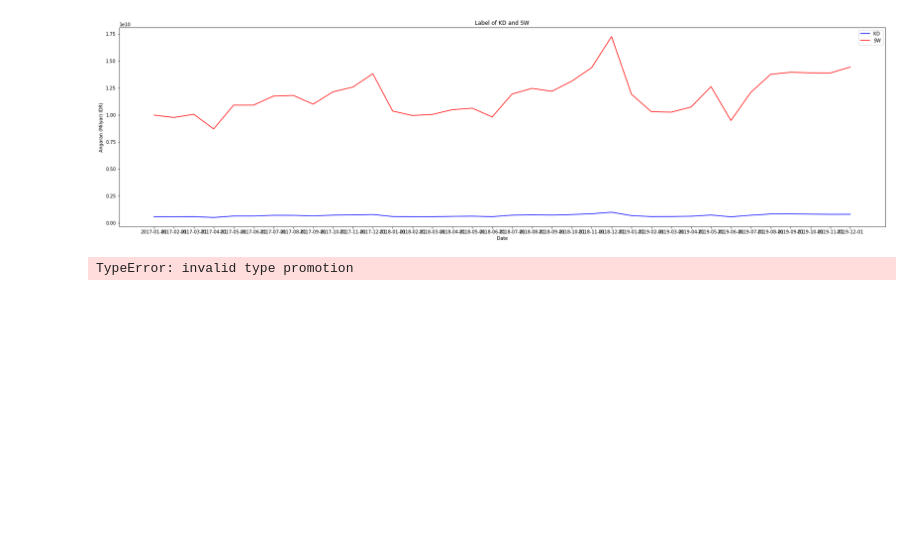
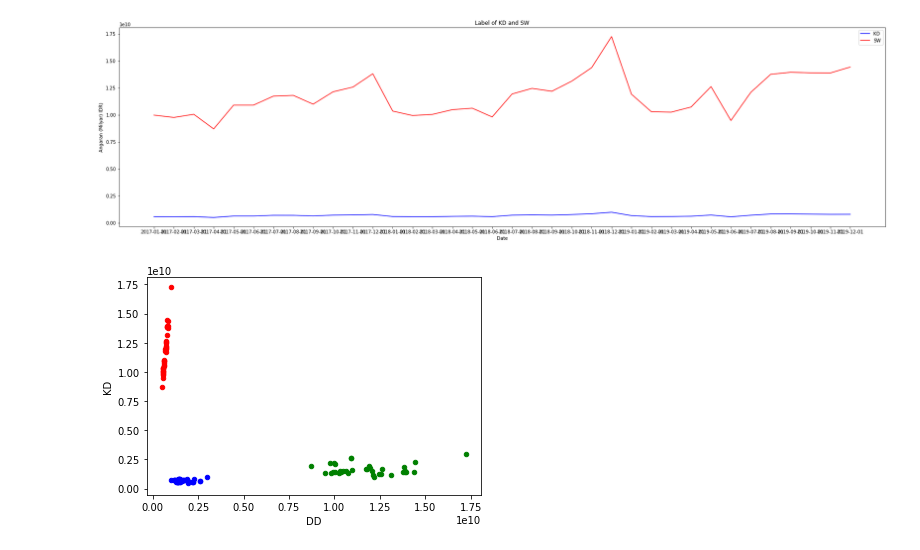
Before and after one commit to fadlytanjung/prediction_with_linear_regression, a Jupyter notebook: prediction_with_linear_regression.ipynb, the cells around one changed output. Saved outputs shown, nothing was run; the diff lists cells and outputs as text; code cells hidden in the pictures; blank space fills up the shorter version.

```diff
--- a/prediction_with_linear_regression.ipynb
+++ b/prediction_with_linear_regression.ipynb
@@ -42,7 +42,7 @@ data['date'] = pd.to_datetime(data['date'])
 new_data = pd.concat([data['date'],data['KD'],data['SW'],data['DD']],axis=1)
 new_data.to_csv('data.csv',index=False,header=True)
 # %%
-df = pd.read_csv('data.csv')
+df = pd.read_csv('data/data.csv')
 # %%
 plt.figure(figsize=(30, 8))
 plt.plot(df['date'], df['KD'], 'b-', label = 'KD')
@@ -53,6 +53,13 @@ plt.legend();
 [figure]
 # %%
 df['date'] = pd.to_datetime(df['date'],errors="coerce")
+# %%
+ax1 = df.plot(kind='scatter', x='KD', y='SW', color='r')
+ax2 = df.plot(kind='scatter', x='SW', y='DD', color='g', ax=ax1)
+ax3 = df.plot(kind='scatter', x='DD', y='KD', color='b', ax=ax1)
+plt.show()
+# %% [output]
+[figure, added]
 # %%
 X = df.iloc[:,0].values.reshape(-1,1)  # date column
 y = df.iloc[:,1].values  # KD column
@@ -63,6 +70,4 @@ X_train, X_test, y_train, y_test = train_test_split(X, y, train_size=0.80, rando
 model = LinearRegression()
 model.fit(X_train, y_train)
 y_pred = model.predict(X_test)
-# %% [output]
-TypeError: invalid type promotion
 # %%
```
Also changed, not shown: parts of 21 cells of this notebook, 3 other files.
